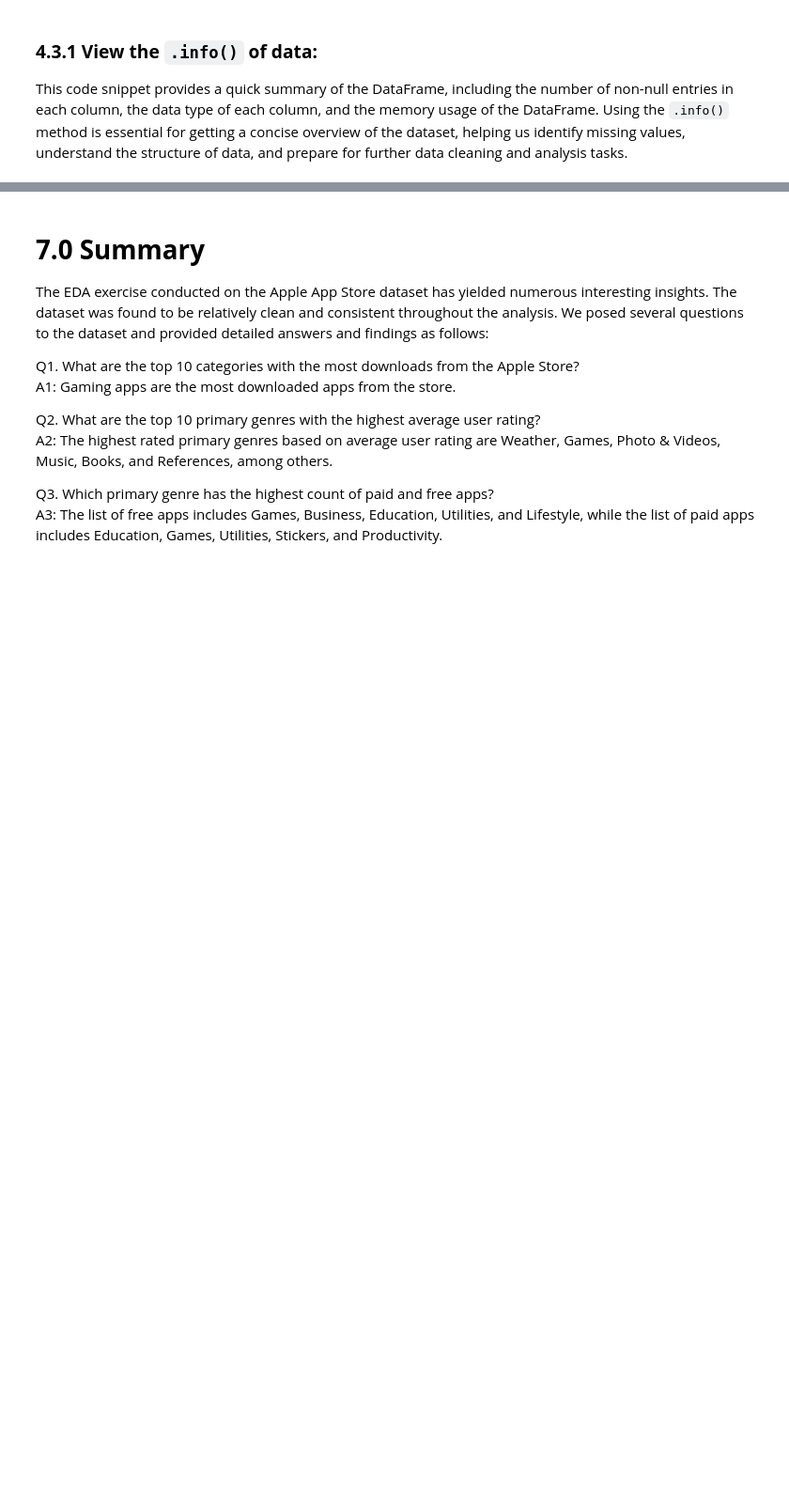
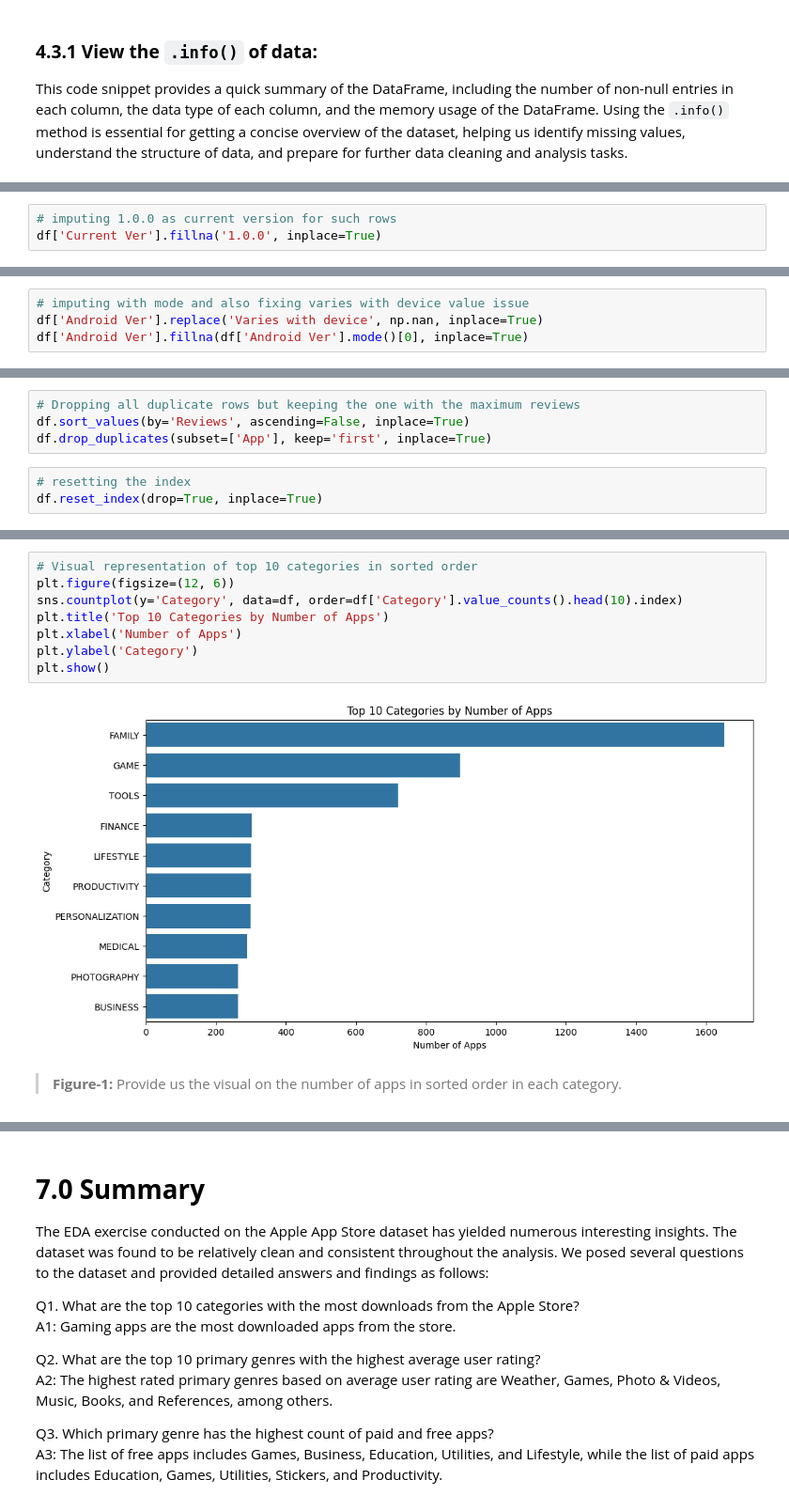
Before and after one commit to fitfaizan/Python-Jupyter-Notebooks, a Jupyter notebook: google_play_apps_EDA/My_Template.ipynb, the cells around one changed output, grey strips where cells are left out. Shown: that part at 94% size. Drawn from its saved outputs; the diff is of its cells as text; blank space fills up the shorter version.

```diff
--- a/google_play_apps_EDA/My_Template.ipynb
+++ b/google_play_apps_EDA/My_Template.ipynb
@@ -217,0 +264,3 @@ Although App_name may have duplications, the records are unique as a whole, with
+# %%
+# imputing 1.0.0 as current version for such rows
+df['Current Ver'].fillna('1.0.0', inplace=True)
@@ -217,0 +274,4 @@ Although App_name may have duplications, the records are unique as a whole, with
+# %%
+# imputing with mode and also fixing varies with device value issue
+df['Android Ver'].replace('Varies with device', np.nan, inplace=True)
+df['Android Ver'].fillna(df['Android Ver'].mode()[0], inplace=True)
@@ -217,0 +297,7 @@ Although App_name may have duplications, the records are unique as a whole, with
+# %%
+# Dropping all duplicate rows but keeping the one with the maximum reviews
+df.sort_values(by='Reviews', ascending=False, inplace=True)
+df.drop_duplicates(subset=['App'], keep='first', inplace=True)
+# %%
+# resetting the index
+df.reset_index(drop=True, inplace=True)
@@ -217,0 +388,12 @@ Although App_name may have duplications, the records are unique as a whole, with
+# %%
+# Visual representation of top 10 categories in sorted order
+plt.figure(figsize=(12, 6))
+sns.countplot(y='Category', data=df, order=df['Category'].value_counts().head(10).index)
+plt.title('Top 10 Categories by Number of Apps')
+plt.xlabel('Number of Apps')
+plt.ylabel('Category')
+plt.show()
+# %% [output]
+[figure, added]
+# %% [markdown]
+> **Figure-1:** Provide us the visual on the number of apps in sorted order in each category.
```
Also changed, not shown: parts of 80 cells of this notebook, 3 other files.
